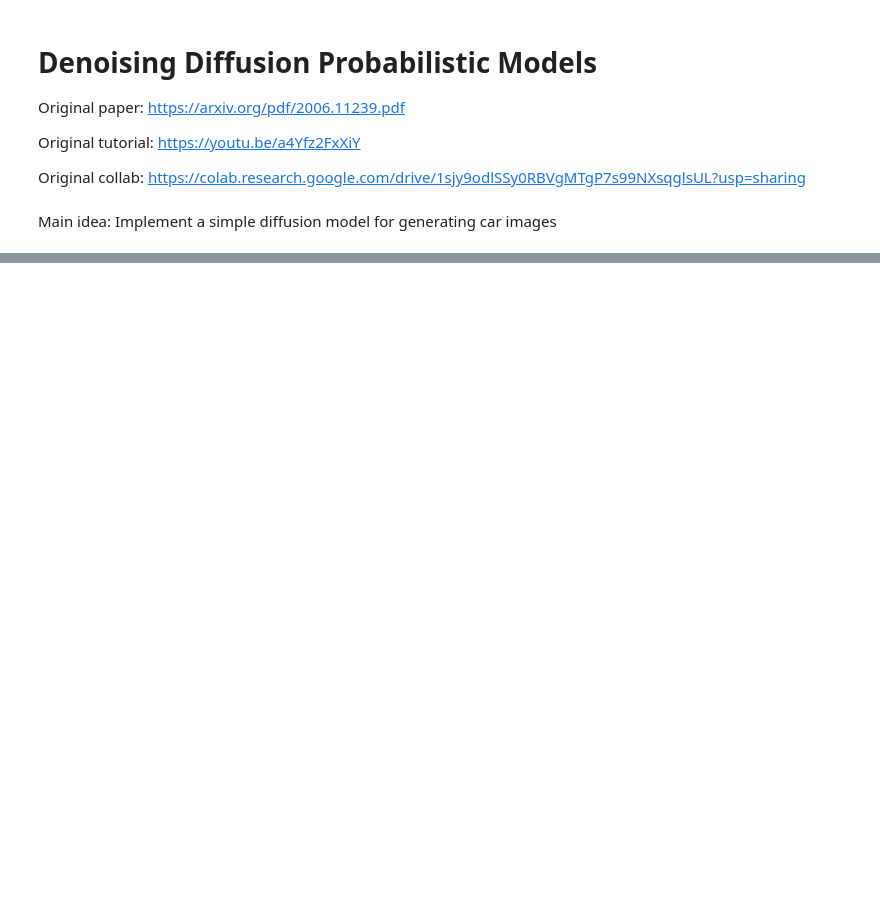
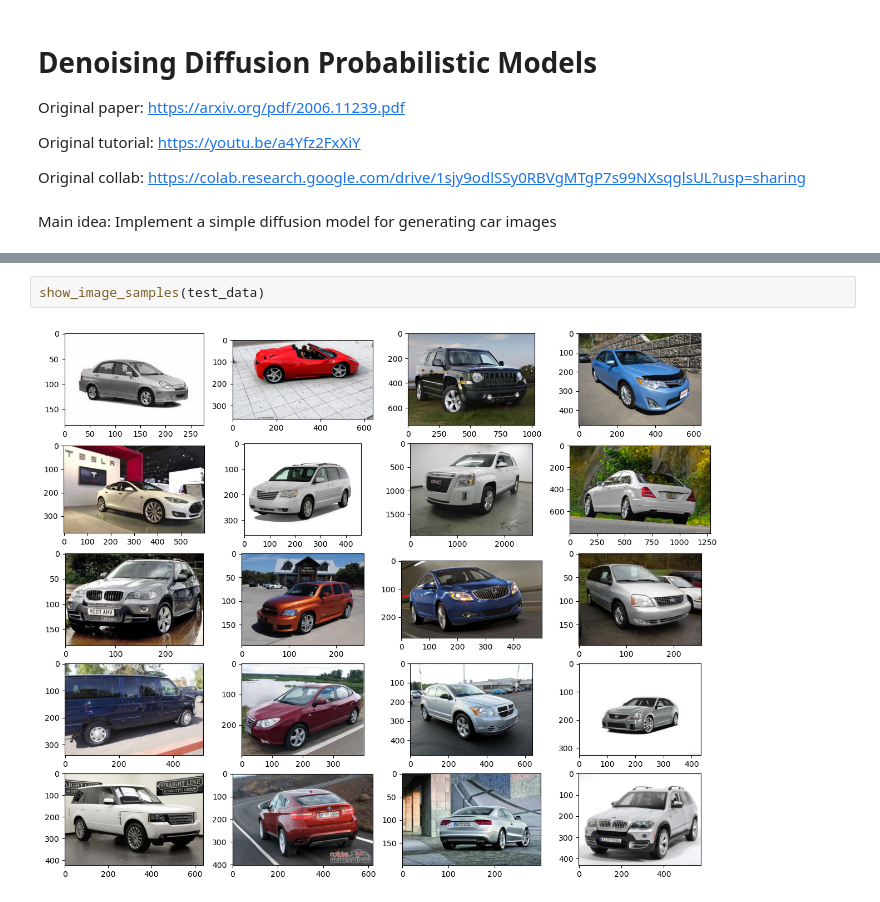
Before and after one commit to thefirebanks/research-papers, a Jupyter notebook: diffusion/ddpm.ipynb, the cells around one changed output, grey strips where cells are left out. Saved outputs shown, nothing was run; the diff lists cells and outputs as text; blank space fills up the shorter version.

```diff
--- a/diffusion/ddpm.ipynb
+++ b/diffusion/ddpm.ipynb
@@ -37,0 +45,4 @@ class StanfordCars(torch.utils.data.Dataset):
+# %%
+show_image_samples(test_data)
+# %% [output]
+[figure, added]
```
Also changed, not shown: parts of 5 cells of this notebook.
